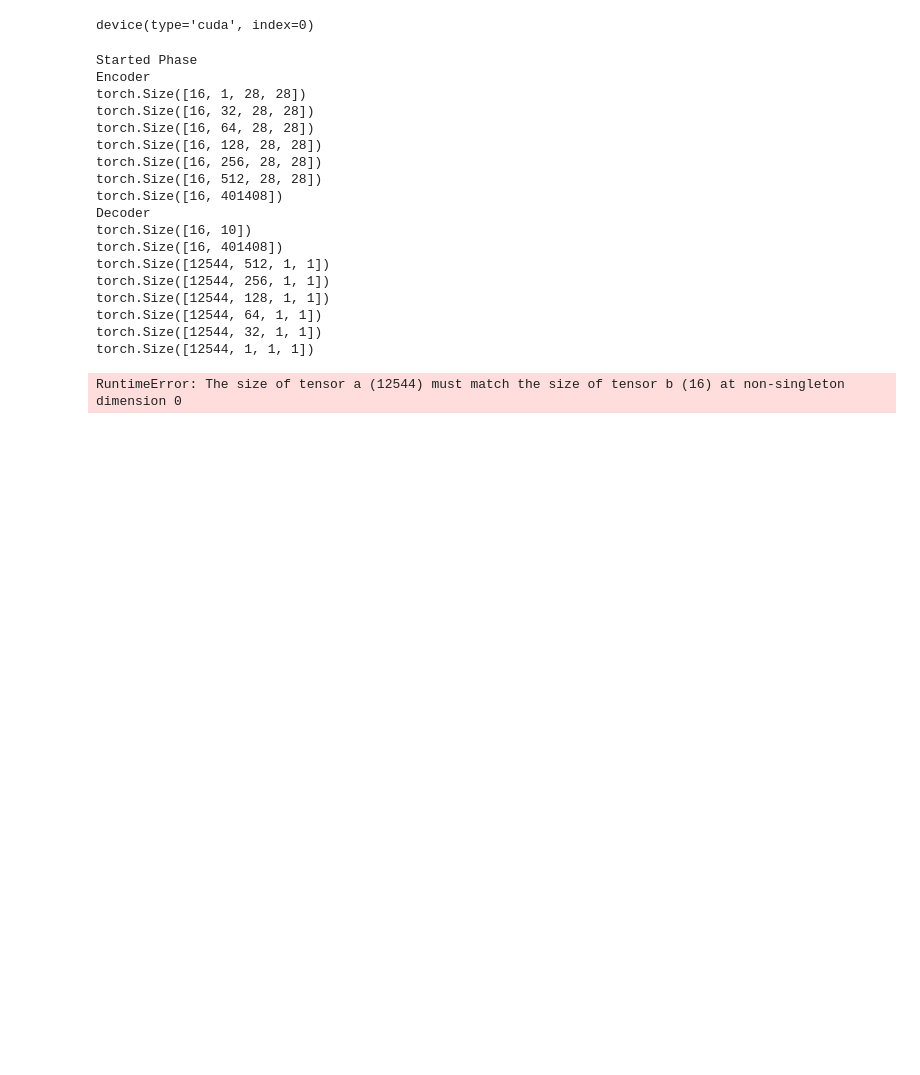
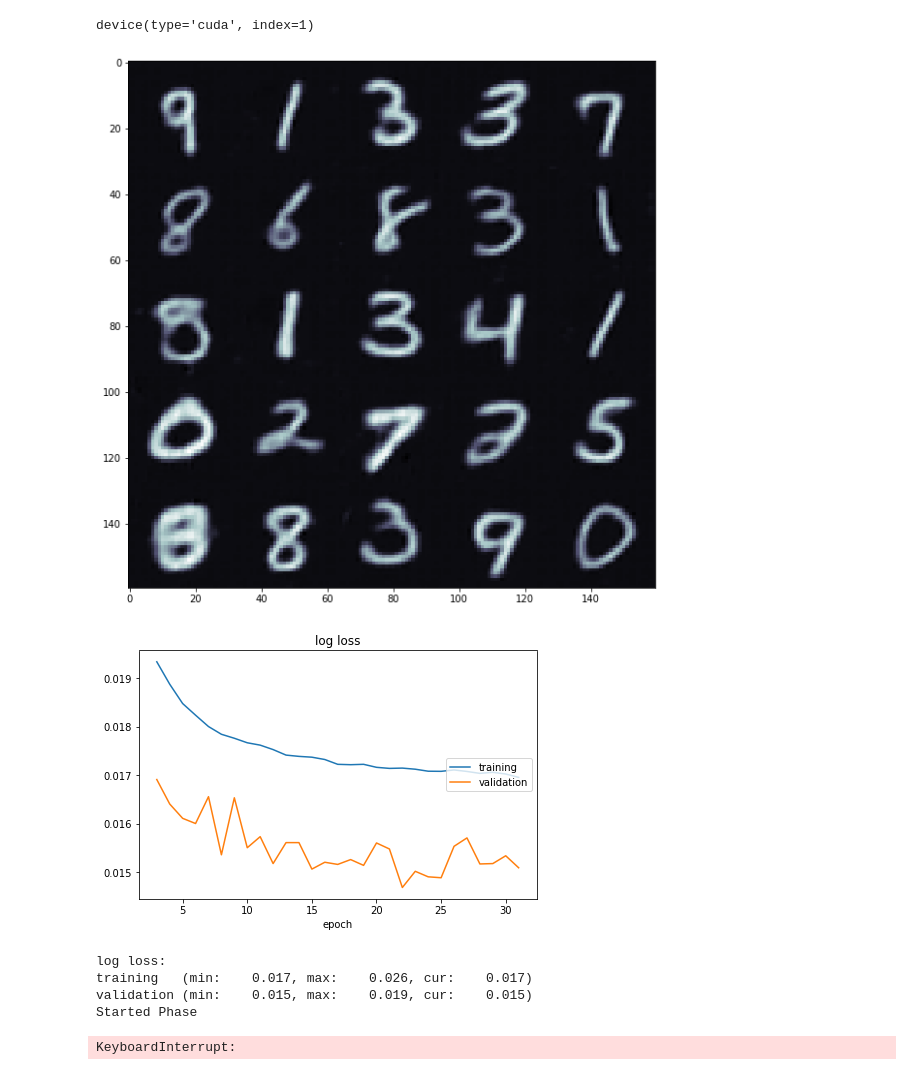
Before and after one commit to brihijoshi/vanilla-vae, a Jupyter notebook: code/Untitled.ipynb, the cells around one changed output. Saved outputs shown, nothing was run; the diff lists cells and outputs as text; code cells hidden in the pictures; blank space fills up the shorter version.

Commit message:
Basic model working!

```diff
--- a/code/Untitled.ipynb
+++ b/code/Untitled.ipynb
@@ -19,10 +20,12 @@ from livelossplot import PlotLosses
 
 np.random.bit_generator = np.random._bit_generator
 # %%
-BATCH_SIZE = 16
+BATCH_SIZE = 25
 
-mnist_train_data = MNIST('../data/', train=True, transform=transforms.ToTensor(),download=True)
-mnist_test_data = MNIST('../data/', train=False,transform=transforms.ToTensor(),download=True)
+transforms = transforms.Compose([transforms.Pad(2), transforms.ToTensor()])
+
+mnist_train_data = MNIST('../data/', train=True, transform=transforms,download=True)
+mnist_test_data = MNIST('../data/', train=False,transform=transforms,download=True)
 train_loader = DataLoader(mnist_train_data,batch_size=BATCH_SIZE,shuffle=True,num_workers=2)
 test_loader = DataLoader(mnist_test_data,batch_size=BATCH_SIZE,shuffle=True,num_workers=2)
 # %%
@@ -225,7 +228,7 @@ def vae_loss(inp, recons, mu, log_var):
 
     kld_loss = torch.mean(-0.5 * torch.sum(1 + log_var - mu ** 2 - log_var.exp(), dim = 1), dim = 0)
 
-    loss = recons_loss + kld_weight * kld_loss
+    loss = recons_loss + kld_loss/ kld_weight
     return loss
 # %%
 TIME_STAMP = time.strftime("%d%m%Y-%H%M%S")
@@ -235,19 +238,19 @@ NUM_EPOCHS = 500
 
 
 LEARNING_RATE = 1e-3
-DISPLAY_STATE=10
+DISPLAY_STATE=5
 # logging.info("LEARNING_RATE - "+ str(LEARNING_RATE))
 
 MOMENTUM = 0.9
 WEIGHT_DECAY = 1e-4
 CUDA = True
 
-cuda = 0
+cuda = 1
 device = torch.device("cuda:{}".format(cuda) if torch.cuda.is_available() else "cpu")
 # %%
 device
 # %% [output]
-device(type='cuda', index=0)
+device(type='cuda', index=1)
 # %%
 model = VanillaVAE(1, 10)
 
@@ -262,10 +265,10 @@ liveloss = PlotLosses(fig_path='../figures/'+name+".png")
 # %%
 dataloaders = {'train':train_loader, 'validation':test_loader}
 # %%
-def plot_model_state(recons):
+def plot_model_state(recons, epoch):
 
     n = 5  # figure with 5x5 digits
-    digit_size = 28
+    digit_size = 32
     figure = np.zeros((digit_size * n, digit_size * n))
 
     # Construct grid of latent variable values
@@ -283,7 +286,8 @@ def plot_model_state(recons):
 
     plt.figure(figsize=(10, 10))
     plt.imshow(figure, cmap='bone')
-    plt.show()
+    matplotlib.image.imsave('../figures/vae_steps/'+str(epoch)+'.png', figure)
+#     plt.show()
 # %%
 for epoch in range(NUM_EPOCHS):
     logs = {}
@@ -308,6 +312,8 @@ for epoch in range(NUM_EPOCHS):
 
             with torch.no_grad():
 
+                recons = None
+
                 for (i,batch) in enumerate(dataloaders[phase]):
                     input_tensor = batch[0]
                     bs = input_tensor.shape[0]
@@ -319,9 +325,12 @@ for epoch in range(NUM_EPOCHS):
                     input_tensor = input_tensor.cpu()
                     running_loss += loss.detach() * bs
 
-                    if epoch % DISPLAY_STATE == 0:
+                print(epoch)
 
-                        plot_model_state(recons)
+                if epoch % DISPLAY_STATE == 0:
+
+                    plot_model_state(recons, epoch)
+
 
 
         else:
@@ -342,49 +351,37 @@ for epoch in range(NUM_EPOCHS):
                 input_tensor = input_tensor.cpu()
                 running_loss += loss.detach() * bs
 
 
         epoch_loss = running_loss / len(dataloaders[phase].dataset)
 
 
         model.to('cpu')
 
         prefix = ''
         if phase == 'validation':
             prefix = 'val_'
 
         logs[prefix + 'log loss'] = epoch_loss.item()
 #         logs[prefix + 'f1'] = epoch_f1.item()
 #         logs[prefix + 'accuracy'] = epoch_accuracy.item()
 
 
         print('Phase time - ',time.time() - t_start)
 
     delta = time.time() - t_start
     is_better = logs['val_log loss'] < prev_acc
     if is_better:
         prev_acc = logs['val_log loss']
         torch.save({'epoch': epoch,'model_state_dict': model.state_dict(),'optimizer_state_dict': optimizer.state_dict(), 'loss': logs['log loss']}, "../models/"+name+"_"+TIME_STAMP+"_"+str(logs['val_log loss'])+".pth")
 
 
     liveloss.update(logs)
     liveloss.draw()
 # %% [output]
+[figure, added]
+[figure, added]
+log loss:
+training   (min:    0.017, max:    0.026, cur:    0.017)
+validation (min:    0.015, max:    0.019, cur:    0.015)
 Started Phase
-Encoder
-torch.Size([16, 1, 28, 28])
-torch.Size([16, 32, 28, 28])
-torch.Size([16, 64, 28, 28])
-torch.Size([16, 128, 28, 28])
-torch.Size([16, 256, 28, 28])
-torch.Size([16, 512, 28, 28])
-torch.Size([16, 401408])
-Decoder
-torch.Size([16, 10])
-torch.Size([16, 401408])
-torch.Size([12544, 512, 1, 1])
-torch.Size([12544, 256, 1, 1])
-torch.Size([12544, 128, 1, 1])
-torch.Size([12544, 64, 1, 1])
-torch.Size([12544, 32, 1, 1])
-torch.Size([12544, 1, 1, 1])
-RuntimeError: The size of tensor a (12544) must match the size of tensor b (16) at non-singleton dimension 0
+KeyboardInterrupt:
```
Also changed, not shown: parts of 7 cells of this notebook, 8 other files.
